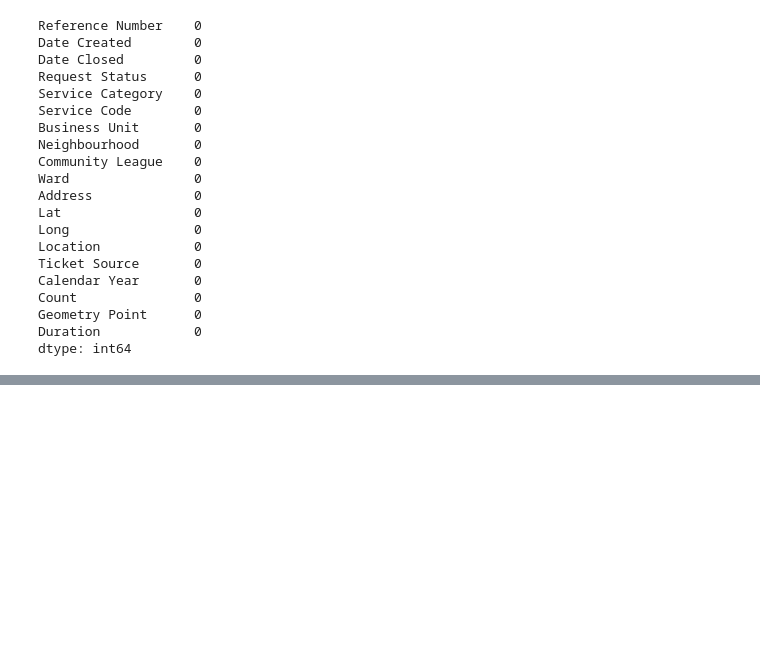
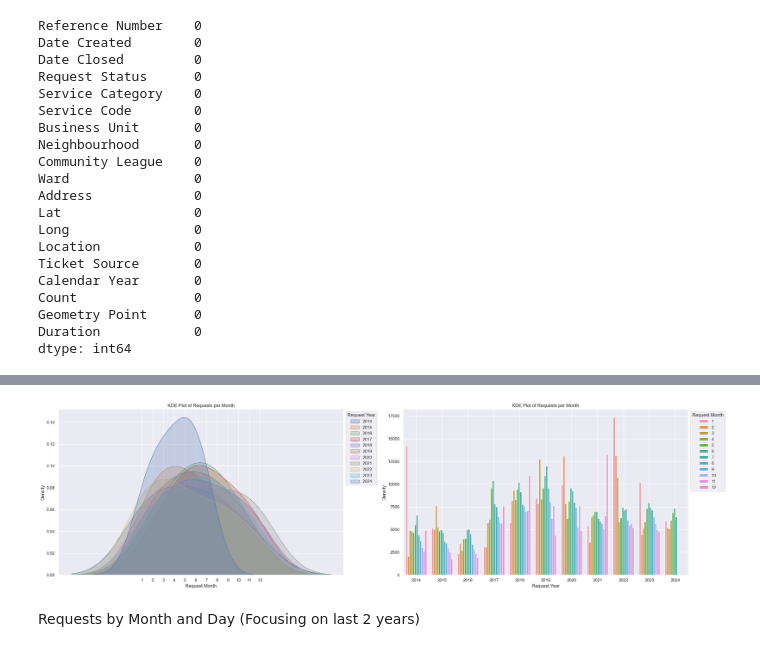
Before and after one commit to hrmn-preet/311-Requests-Forecast-Mapper, a Jupyter notebook: notebooks/EDA.ipynb, the cells around one changed output, grey strips where cells are left out. Drawn from its saved outputs; the diff is of its cells as text; code cells hidden in the pictures; blank space fills up the shorter version.

```diff
--- a/notebooks/EDA.ipynb
+++ b/notebooks/EDA.ipynb
@@ -72,0 +157,6 @@ plt.show()
+# %%
+data = data[data['Request Year'] != 2013]
+# %%
+# Count the number of requests per year
+request_year_month_counts = data.groupby(by=['Request Year','Request Month']).size().reset_index(name='Count')
+request_year_month_counts
@@ -72,0 +177,38 @@ plt.show()
+# %%
+# Create KDE plot
+fig, axs = plt.subplots(nrows=1, ncols=2, figsize=(25, 7))
+
+# Define a color palette for the years
+palette = sns.color_palette("husl", len(request_year_month_counts['Request Year'].unique()))
+
+# Plot KDE for each year
+for year in request_year_month_counts['Request Year'].unique():
+    subset = request_year_month_counts[request_year_month_counts['Request Year'] == year]
+    sns.kdeplot(ax=axs[0],data=subset, x='Request Month', weights=subset['Count'], label=year, shade=True)
+
+# Title and labels
+axs[0].set_title('KDE Plot of Requests per Month')
+axs[0].set_xlabel('Request Month')
+axs[0].set_ylabel('Density')
+axs[0].grid(True)
+axs[0].set_xticks(range(1, 13))
+axs[0].legend(title='Request Year', bbox_to_anchor=(1, 1), loc='upper left')
+
+
+# Plot Barplot for each year
+# Title and labels
+sns.barplot(data=request_year_month_counts,x='Request Year',y='Count',hue='Request Month',ax=axs[1])
+axs[1].set_title('KDE Plot of Requests per Month')
+axs[1].set_xlabel('Request Year')
+axs[1].set_ylabel('Density')
+axs[1].grid(True)
+#axs[1].set_xticks(range(1, 13))
+axs[1].legend(title='Request Month', bbox_to_anchor=(1, 1), loc='upper left')
+
+plt.tight_layout()
+
+plt.show()
+# %% [output]
+[figure, added]
+# %% [markdown]
+Requests by Month and Day (Focusing on last 2 years)
```
Also changed, not shown: parts of 51 cells of this notebook, 1 other file.
